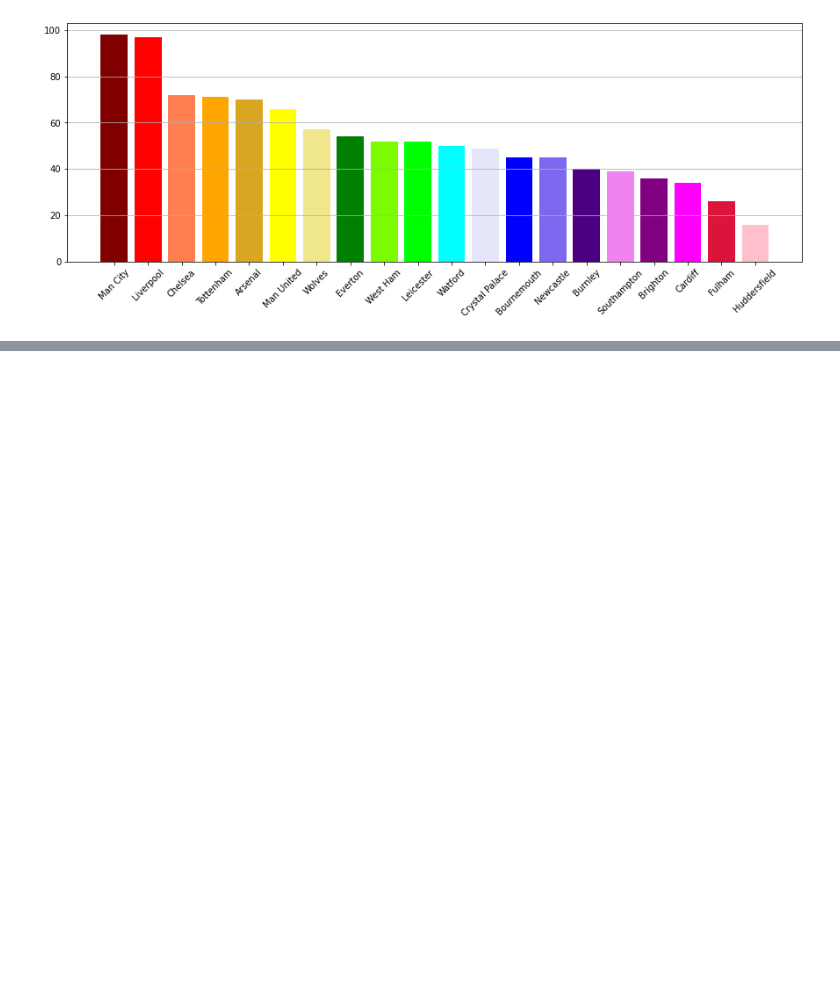
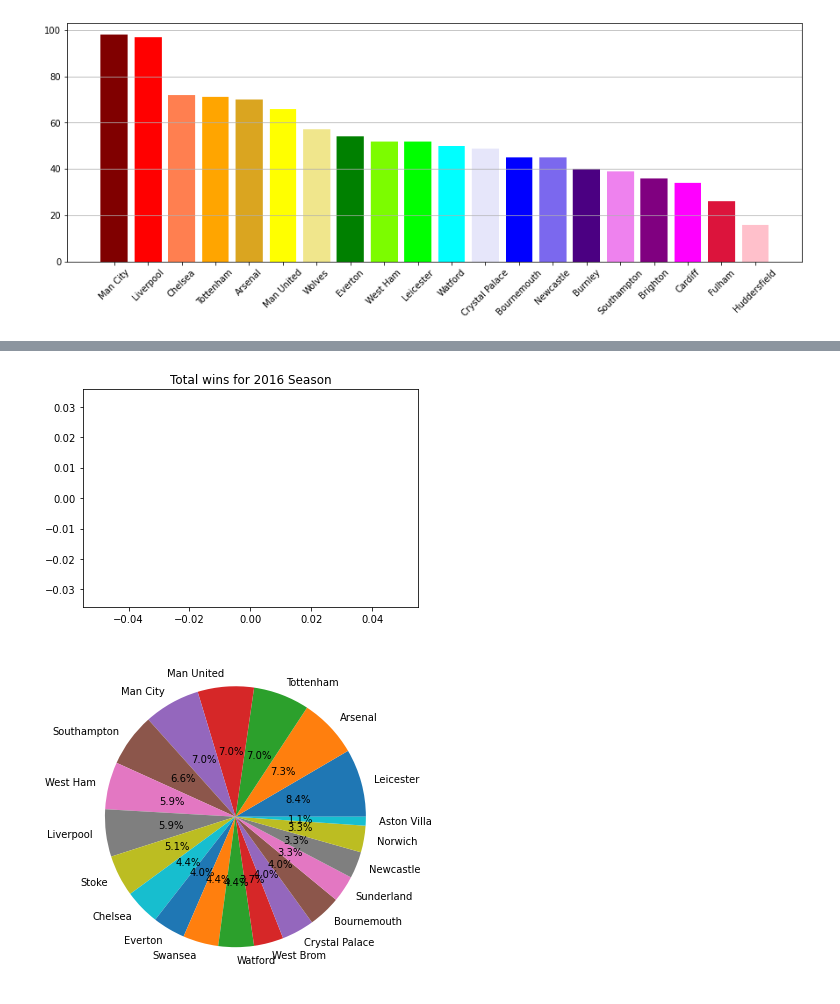
Before and after one commit to ethomps33/Premier_League_Sports_Analysis, a Jupyter notebook: Untitled.ipynb, the cells around one changed output, grey strips where cells are left out. Drawn from its saved outputs; the diff is of its cells as text; code cells hidden in the pictures; blank space fills up the shorter version.

```diff
--- a/Untitled.ipynb
+++ b/Untitled.ipynb
@@ -393,3 +434,6 @@ plt.grid(axis='y')
 [figure]
 # %%
 seasons = all_data_df['Season'].unique()
+# %%
+wins16['Percent Points'] = wins16['Total wins']/38
+wins16
@@ -395,0 +458,12 @@ seasons = all_data_df['Season'].unique()
+# %%
+
+plt.axis("equal")
+plt.title('Total wins for 2016 Season')
+pie, ax = plt.subplots(figsize=[10,6])
+labels = wins16['HomeTeam']
+plt.pie(wins16['Percent Points'], autopct="%.1f%%", labels=labels, pctdistance=0.5)
+
+plt.show()
+# %% [output]
+[figure, added]
+[figure, added]
```
Also changed, not shown: parts of 13 cells of this notebook.
